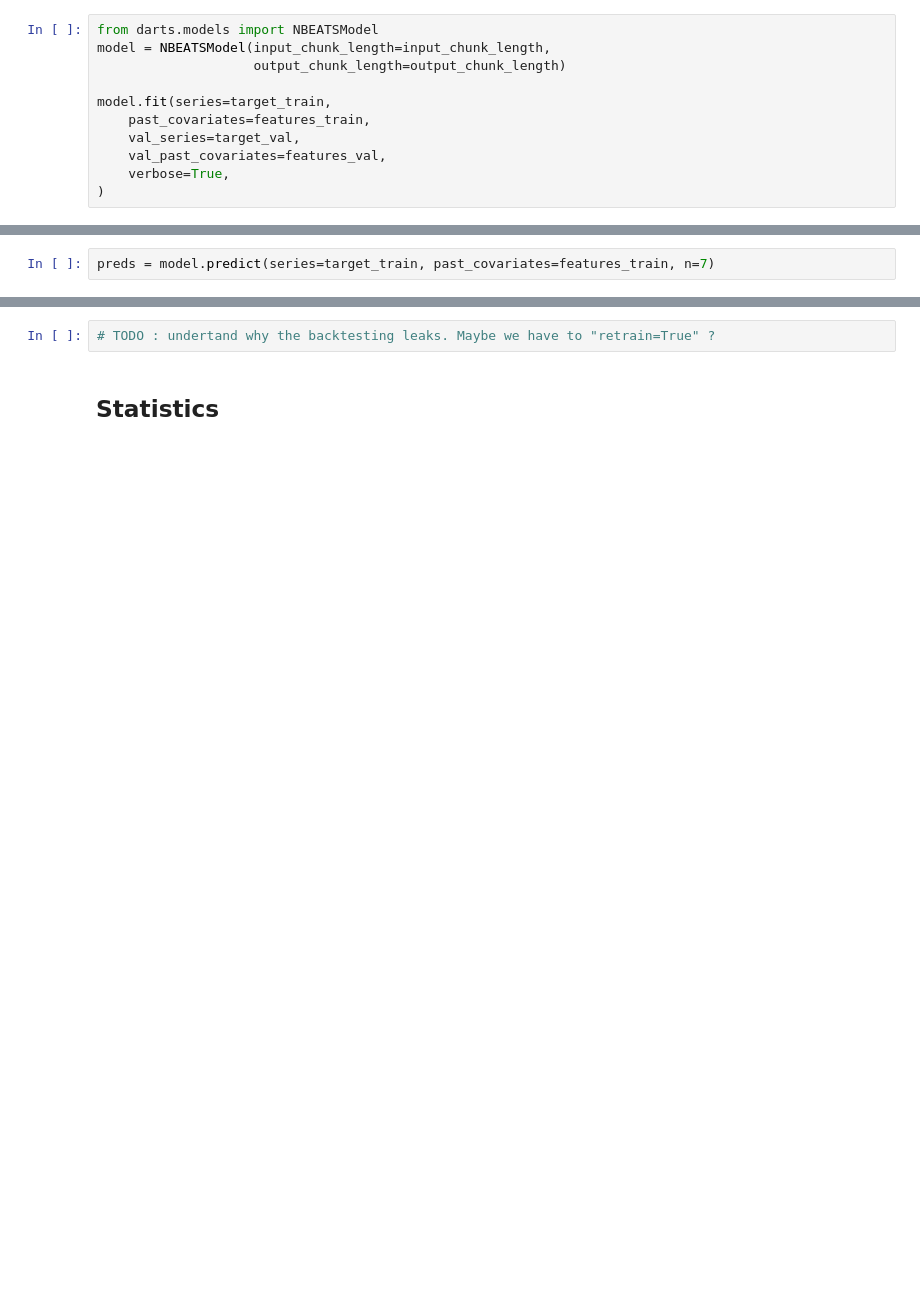
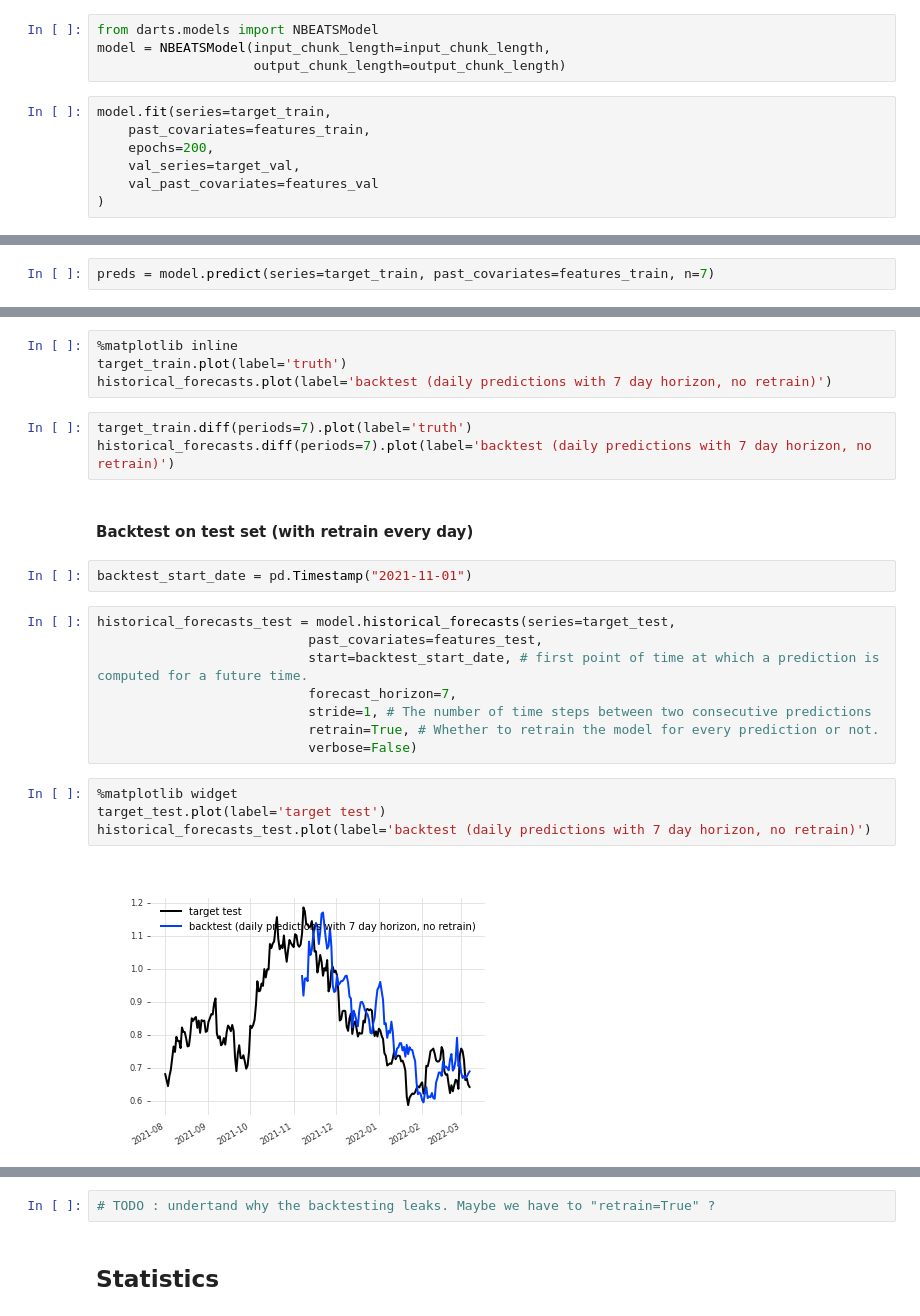
Before and after one commit to AlexandreLaizet/bitcoin_deep_learning, a Jupyter notebook: notebooks/bruno_model_darts.ipynb, the cells around one changed output, grey strips where cells are left out. Saved outputs shown, nothing was run; the diff lists cells and outputs as text; blank space fills up the shorter version.

Commit message:
model added dart notebook

```diff
--- a/notebooks/bruno_model_darts.ipynb
+++ b/notebooks/bruno_model_darts.ipynb
@@ -164,10 +128,10 @@ output_chunk_length = 7 # TODO: should I use 1 or 7 here?
 from darts.models import NBEATSModel
 model = NBEATSModel(input_chunk_length=input_chunk_length,
                     output_chunk_length=output_chunk_length)
-
-model.fit(series=target_train,
-    past_covariates=features_train,
-    val_series=target_val,
-    val_past_covariates=features_val,
-    verbose=True,
-)
+# %%
+model.fit(series=target_train,
+    past_covariates=features_train,
+    epochs=200,
+    val_series=target_val,
+    val_past_covariates=features_val
+)
@@ -175,0 +158,25 @@ preds = model.predict(series=target_train, past_covariates=features_train, n=7)
+# %%
+%matplotlib inline
+target_train.plot(label='truth')
+historical_forecasts.plot(label='backtest (daily predictions with 7 day horizon, no retrain)')
+# %%
+target_train.diff(periods=7).plot(label='truth')
+historical_forecasts.diff(periods=7).plot(label='backtest (daily predictions with 7 day horizon, no retrain)')
+# %% [markdown]
+#### Backtest on test set (with retrain every day)
+# %%
+backtest_start_date = pd.Timestamp("2021-11-01")
+# %%
+historical_forecasts_test = model.historical_forecasts(series=target_test,
+                           past_covariates=features_test,
+                           start=backtest_start_date, # first point of time at which a prediction is computed for a future time.
+                           forecast_horizon=7,
+                           stride=1, # The number of time steps between two consecutive predictions
+                           retrain=True, # Whether to retrain the model for every prediction or not.
+                           verbose=False)
+# %%
+%matplotlib widget
+target_test.plot(label='target test')
+historical_forecasts_test.plot(label='backtest (daily predictions with 7 day horizon, no retrain)')
+# %% [output]
+[figure, added]
```
Also changed, not shown: parts of 54 cells of this notebook.
